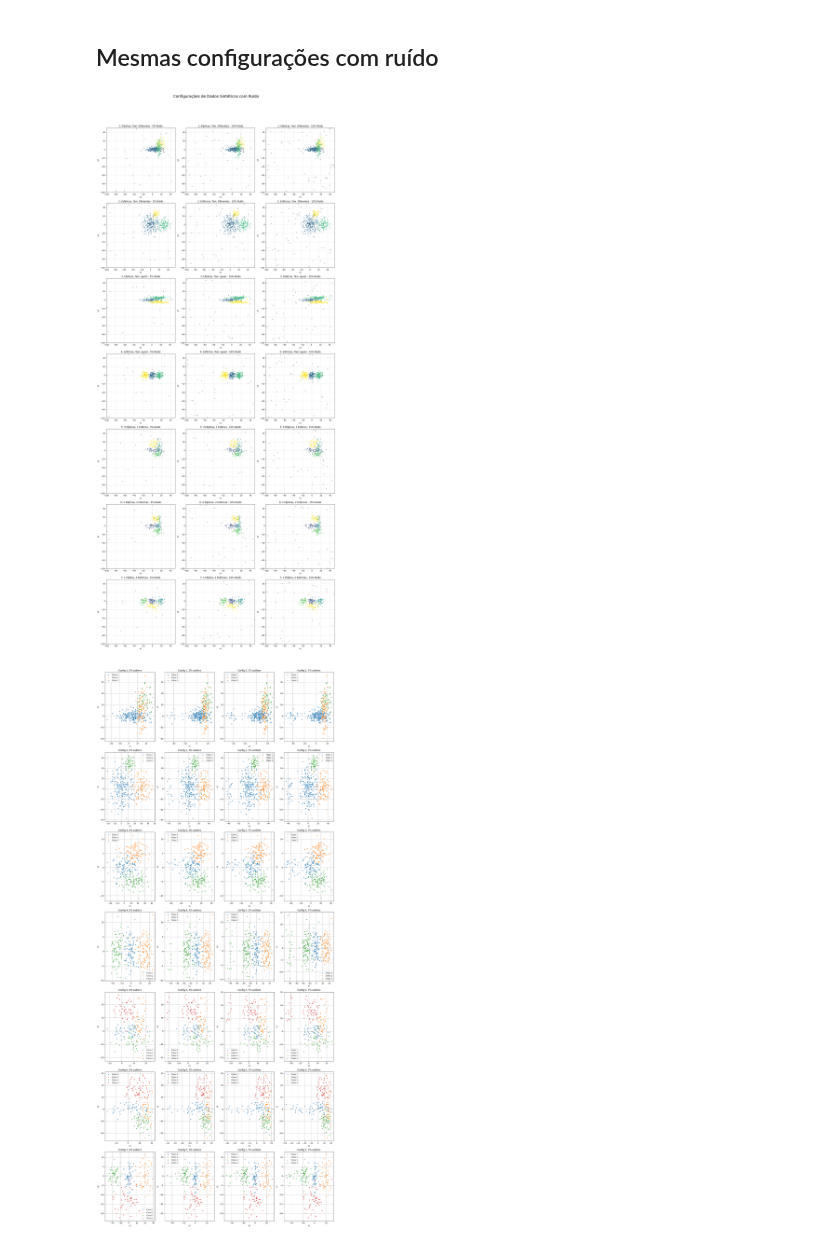
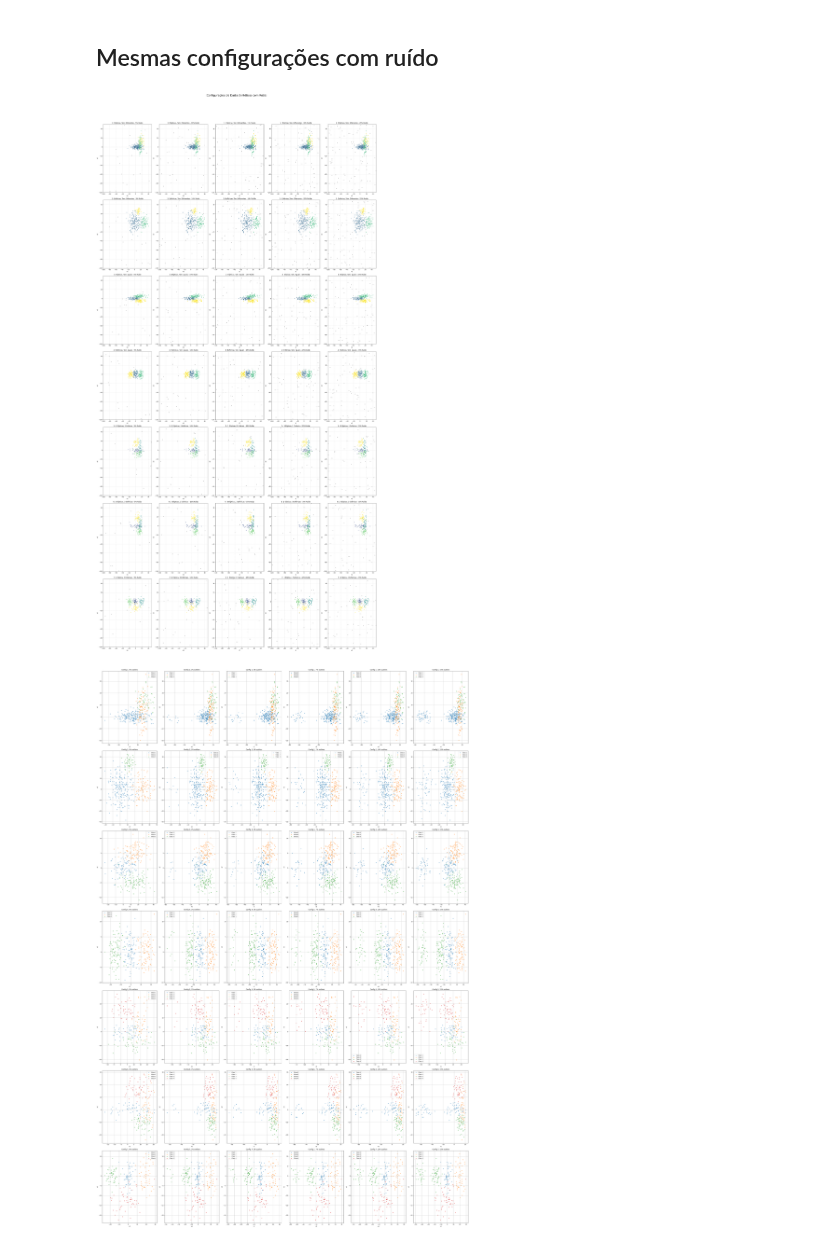
Before and after one commit to thomazcabral/Fuzzy_Clustering, a Jupyter notebook: synthetic_data.ipynb, the cells around one changed output. Cells and saved outputs as stored; diff of their text form; code cells hidden in the pictures.

```diff
--- a/synthetic_data.ipynb
+++ b/synthetic_data.ipynb
@@ -140,12 +140,12 @@ config_param = [
 ]
 
 
-porcentagens_ruido = [0.05, 0.10, 0.15]
+porcentagens_ruido = [0.05, 0.10, 0.15, 0.20, 0.25]
 ruido_min, ruido_max = -100, 50
 
 dados_gerados = {}
 
-fig, axes = plt.subplots(7, 3, figsize=(18, 42))
+fig, axes = plt.subplots(7, 5, figsize=(30, 60))
 fig.suptitle('Configurações de Dados Sintéticos com Ruído', fontsize=20, y=1.02)
 
 for i, params in enumerate(config_param):
@@ -158,55 +158,57 @@ for i, params in enumerate(config_param):
         df_ruidoso = adicionar_ruido(df_base, p_ruido, ruido_min, ruido_max)
 
         dados_gerados[config_id][p_ruido_int] = df_ruidoso
 
         ax = axes[i, j]
         cores = plt.cm.viridis(np.linspace(0, 1, len(df_ruidoso['class'].unique())))
         cor_map = {cls: cores[k] for k, cls in enumerate(sorted(df_ruidoso['class'].unique()))}
         cor_map[0] = 'gray'
 
         for cls in sorted(df_ruidoso['class'].unique()):
             df_subset = df_ruidoso[df_ruidoso['class'] == cls]
             ax.scatter(df_subset['x1'], df_subset['x2'],
                        label=f'Classe {cls}' if cls != 0 else 'Ruído',
                        color=cor_map[cls], s=10, alpha=0.7)
 
         x_min_data = df_base['x1'].min() - 10
         x_max_data = df_base['x1'].max() + 10
         y_min_data = df_base['x2'].min() - 10
         y_max_data = df_base['x2'].max() + 10
         ax.set_xlim(min(ruido_min, x_min_data), max(ruido_max, x_max_data))
         ax.set_ylim(min(ruido_min, y_min_data), max(ruido_max, y_max_data))
         ax.set_title(f"{params['desc']} - {p_ruido_int}% Ruído")
         ax.set_xlabel("x1")
         ax.set_ylabel("x2")
         ax.grid(True, linestyle='--', alpha=0.5)
 
 plt.tight_layout(rect=[0, 0.03, 1, 0.98])
 plt.show() # Exibe os gráficos. A execução pausa aqui até a janela ser fechada.)
 #dados_gerados[config_num][ruido_num]
 # %% [output]
-[figure, old version]
+[figure, new version]
 # %%
 def adicionar_N_outliers_laterais(df_para_modificar: pd.DataFrame,
                                   df_original_referencia: pd.DataFrame,
                                   n_outliers_para_adicionar: int,
                                   cluster_id_alvo: int,
-                                  distancia_x1_outliers: float,
-                                  dispersao_x1_outliers: float = 1.0,
-                                  dispersao_x2_outliers: float = 1.0) -> pd.DataFrame:
+                                  multiplicador_std: float = 3.0) -> pd.DataFrame:
 
     if n_outliers_para_adicionar <= 0:
         return df_para_modificar.copy()
 
-    # Pega os dados do cluster alvo DO DATAFRAME ORIGINAL para usar como referência
     dados_cluster_ref = df_original_referencia[df_original_referencia['class'] == cluster_id_alvo]
+
+    std_x1_cluster = dados_cluster_ref['x1'].std()
+    distancia_calculada = multiplicador_std * std_x1_cluster
     min_x1_cluster = dados_cluster_ref['x1'].min()
+    centro_x1_outliers = min_x1_cluster - distancia_calculada
+
+    std_x2_cluster = dados_cluster_ref['x2'].std()
     media_x2_cluster = dados_cluster_ref['x2'].mean()
-    centro_x1_outliers = min_x1_cluster - distancia_x1_outliers
 
     # Gera apenas o número N de novos outliers
-    outliers_x1 = np.random.normal(loc=centro_x1_outliers, scale=dispersao_x1_outliers, size=n_outliers_para_adicionar)
-    outliers_x2 = np.random.normal(loc=media_x2_cluster, scale=dispersao_x2_outliers, size=n_outliers_para_adicionar)
+    outliers_x1 = np.random.normal(loc=centro_x1_outliers, scale=std_x1_cluster, size=n_outliers_para_adicionar)
+    outliers_x2 = np.random.normal(loc=media_x2_cluster, scale=std_x2_cluster, size=n_outliers_para_adicionar)
 
     df_novos_outliers = pd.DataFrame({'x1': outliers_x1, 'x2': outliers_x2})
     df_novos_outliers['class'] = cluster_id_alvo
@@ -224,18 +226,17 @@ lista_dfs_originais = [df1, df2, df3, df4, df5, df6, df7]
 # 3. NOVA LÓGICA CUMULATIVA PARA ADICIONAR OUTLIERS
 
 configuracoes_meta = [
-    {'config_id': 1, 'outlier_target_cluster': 1, 'outlier_dispersao_x1': 7, 'outlier_dispersao_x2': 3},
-    {'config_id': 2, 'outlier_target_cluster': 1, 'outlier_dispersao_x1': 3, 'outlier_dispersao_x2': 7},
-    {'config_id': 3, 'outlier_target_cluster': 1, 'outlier_dispersao_x1': 7, 'outlier_dispersao_x2': 2},
-    {'config_id': 4, 'outlier_target_cluster': 3, 'outlier_dispersao_x1': 3, 'outlier_dispersao_x2': 7},
-    {'config_id': 5, 'outlier_target_cluster': 4, 'outlier_dispersao_x1': 3, 'outlier_dispersao_x2': 7},
-    {'config_id': 6, 'outlier_target_cluster': 1, 'outlier_dispersao_x1': 7, 'outlier_dispersao_x2': 3},
-    {'config_id': 7, 'outlier_target_cluster': 3, 'outlier_dispersao_x1': 7, 'outlier_dispersao_x2': 2}
+    {'config_id': 1, 'outlier_target_cluster': 1},
+    {'config_id': 2, 'outlier_target_cluster': 1},
+    {'config_id': 3, 'outlier_target_cluster': 1},
+    {'config_id': 4, 'outlier_target_cluster': 3},
+    {'config_id': 5, 'outlier_target_cluster': 4},
+    {'config_id': 6, 'outlier_target_cluster': 1},
+    {'config_id': 7, 'outlier_target_cluster': 3}
 ]
 
 # Garante que as porcentagens estão em ordem crescente
-porcentagens_outlier = sorted([0, 0.03, 0.05, 0.07])
-distancia_x1_para_outliers = 15
+porcentagens_outlier = sorted([0, 0.03, 0.05, 0.07, 0.1, 0.15])
 
 datasets_outliers = {}
 
@@ -270,9 +271,7 @@ for config_meta in configuracoes_meta:
             df_original_referencia=df_original, # Importante usar o original como referência
             n_outliers_para_adicionar=n_para_adicionar,
             cluster_id_alvo=config_meta['outlier_target_cluster'],
-            distancia_x1_outliers=distancia_x1_para_outliers,
-            dispersao_x1_outliers=config_meta['outlier_dispersao_x1'],
-            dispersao_x2_outliers=config_meta['outlier_dispersao_x2']
+            multiplicador_std=4.0
         )
         datasets_outliers[(config_id, p_atual)] = df_acumulado
 
@@ -280,7 +279,7 @@ for config_meta in configuracoes_meta:
 num_configs = len(configuracoes_meta)
 num_outlier_porc = len(porcentagens_outlier)
 
-fig, axes = plt.subplots(num_configs, num_outlier_porc, figsize=(18, 42), squeeze=False)
+fig, axes = plt.subplots(num_configs, num_outlier_porc, figsize=(40, 60), squeeze=False)
 
 for i, config_meta in enumerate(configuracoes_meta):
     for j, percent_outliers in enumerate(porcentagens_outlier):
@@ -302,4 +301,4 @@ for i, config_meta in enumerate(configuracoes_meta):
 plt.tight_layout()
 plt.show()
 # %% [output]
-[figure, old version]
+[figure, new version]
```
